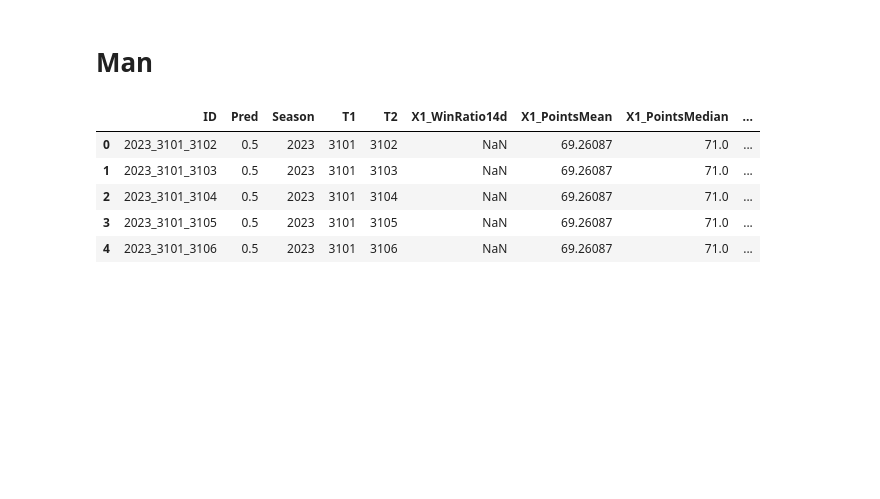
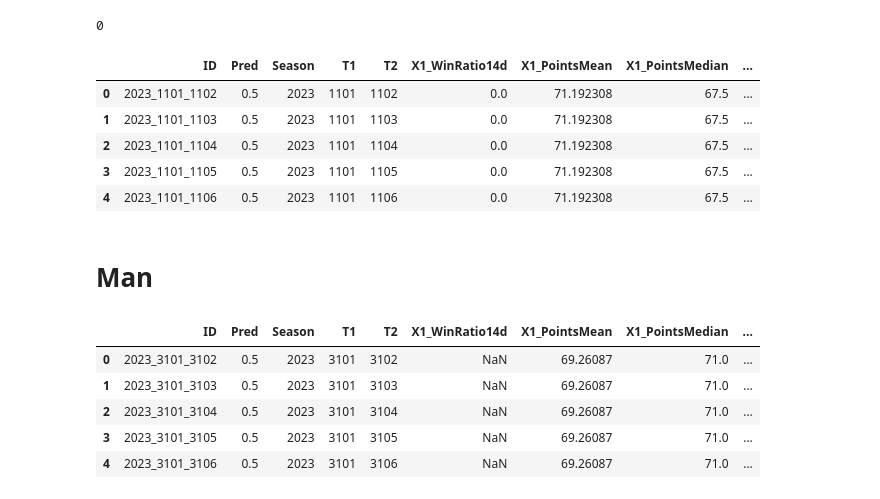
Before and after one commit to Analytics-Data-Science-and-Tech/Analytics_Data_Science, a Jupyter notebook: March-Mania-2023/Data_Exploration.ipynb, the cells around one changed output. Drawn from its saved outputs; the diff is of its cells as text; code cells hidden in the pictures; blank space fills up the shorter version.

```diff
--- a/March-Mania-2023/Data_Exploration.ipynb
+++ b/March-Mania-2023/Data_Exploration.ipynb
@@ -74,3 +100,16 @@ woman_test = pd.read_csv(file_content_stream_4)
+# %%
+sum(man_train['Seed1'].isnull())
+# %% [output]
+0
+# %%
+man_test.head()
+# %% [output]
+|  | ID | Pred | Season | T1 | T2 | X1_WinRatio14d | X1_PointsMean | X1_PointsMedian | ... |
+| 0 | 2023_1101_1102 | 0.5 | 2023 | 1101 | 1102 | 0.0 | 71.192308 | 67.5 | ... |
+| 1 | 2023_1101_1103 | 0.5 | 2023 | 1101 | 1103 | 0.0 | 71.192308 | 67.5 | ... |
+| 2 | 2023_1101_1104 | 0.5 | 2023 | 1101 | 1104 | 0.0 | 71.192308 | 67.5 | ... |
+| 3 | 2023_1101_1105 | 0.5 | 2023 | 1101 | 1105 | 0.0 | 71.192308 | 67.5 | ... |
+| 4 | 2023_1101_1106 | 0.5 | 2023 | 1101 | 1106 | 0.0 | 71.192308 | 67.5 | ... |
 # %% [markdown]
 # Man
 # %%
```
Also changed, not shown: parts of 4 cells of this notebook.
